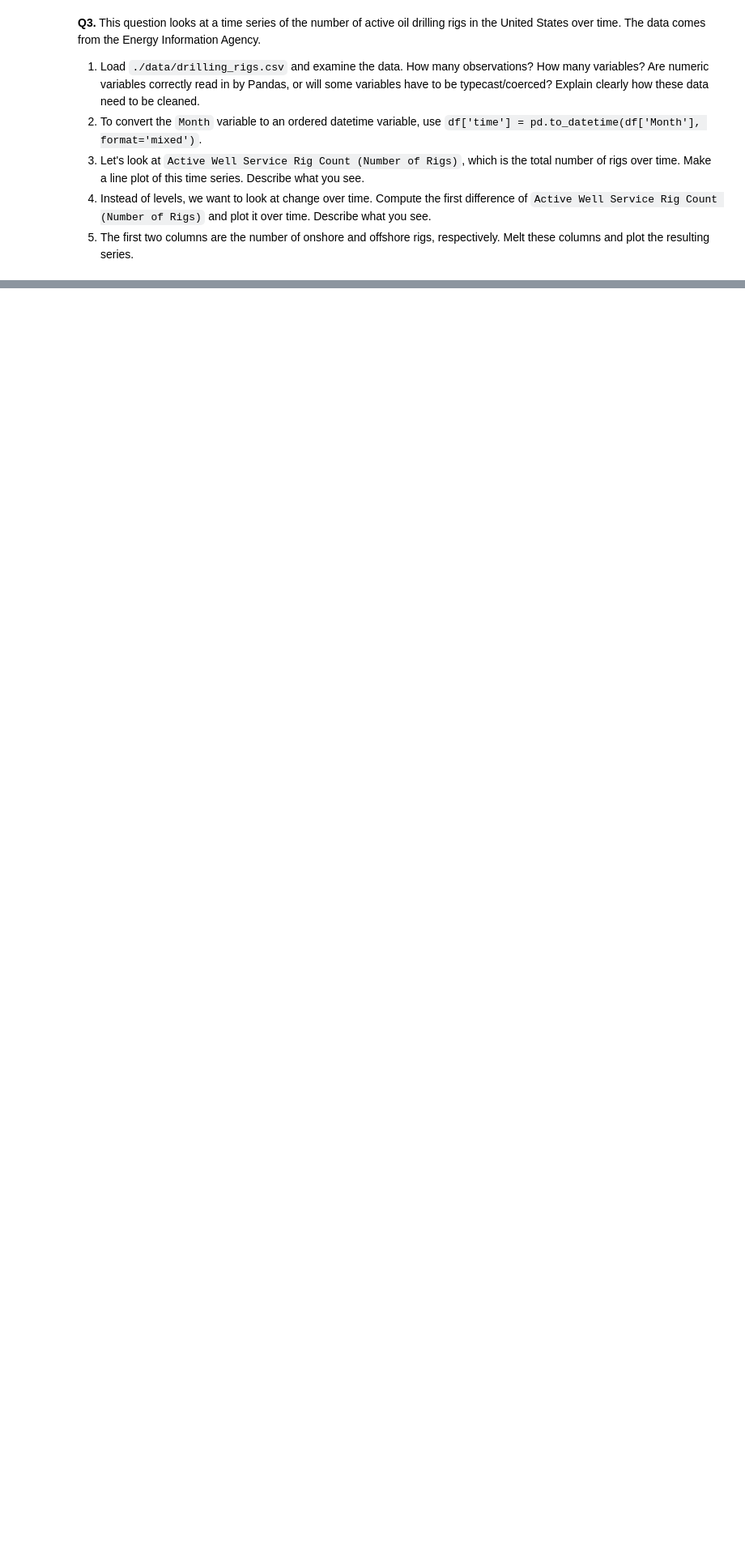
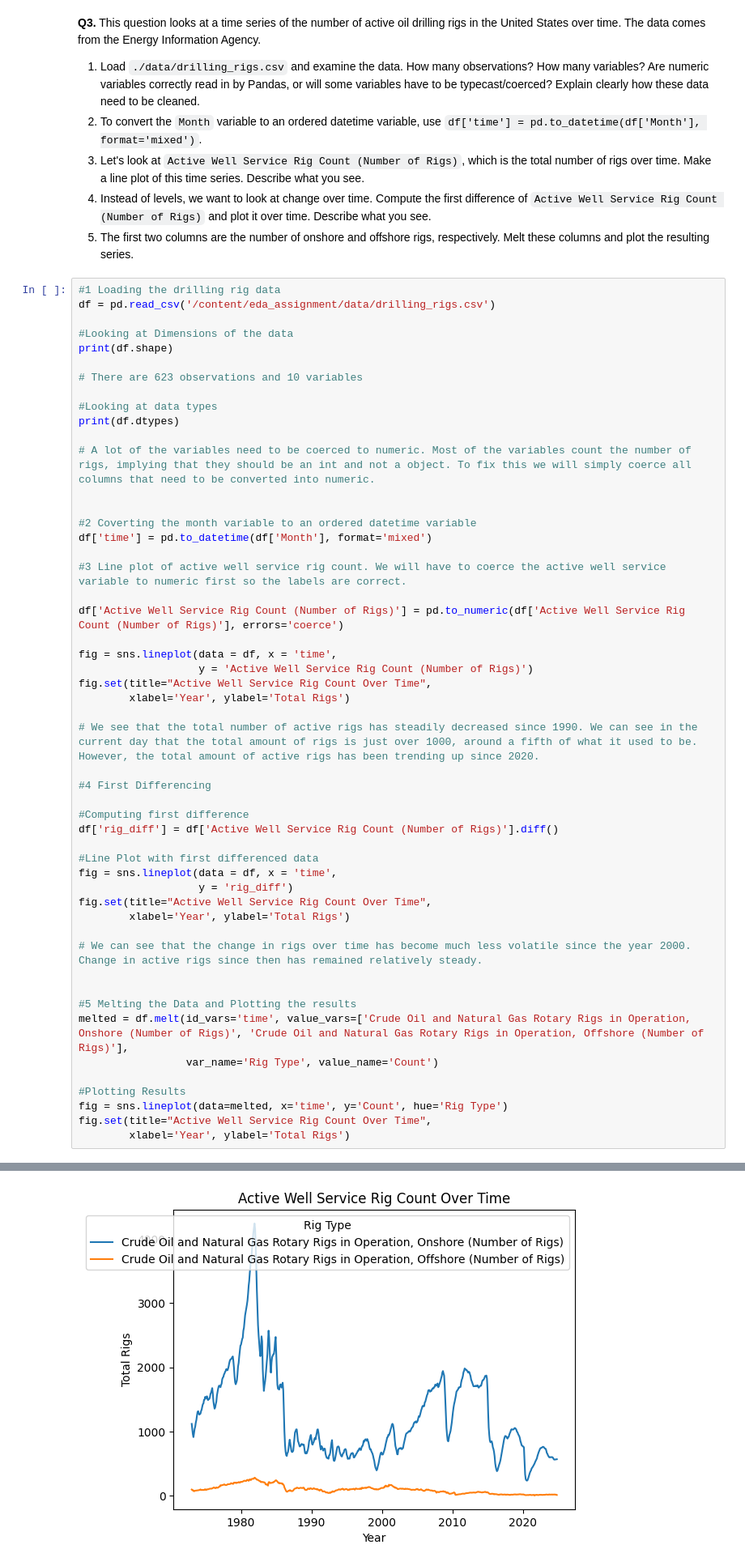
Before and after one commit to jacksonshaiz/eda_assignment, a Jupyter notebook: assignment.ipynb, the cells around one changed output, grey strips where cells are left out. Shown: that part at 81% size. Cells and saved outputs as stored; diff of their text form; blank space fills up the shorter version.

```diff
--- a/assignment.ipynb
+++ b/assignment.ipynb
@@ -150,3 +187,55 @@ print(grouped_stats_sorted)
 3. Let's look at `Active Well Service Rig Count (Number of Rigs)`, which is the total number of rigs over time. Make a line plot of this time series. Describe what you see.
 4. Instead of levels, we want to look at change over time. Compute the first difference of  `Active Well Service Rig Count (Number of Rigs)` and plot it over time. Describe what you see.
 5. The first two columns are the number of onshore and offshore rigs, respectively. Melt these columns and plot the resulting series.
+# %%
+#1 Loading the drilling rig data
+df = pd.read_csv('/content/eda_assignment/data/drilling_rigs.csv')
+
+#Looking at Dimensions of the data
+print(df.shape)
+
+# There are 623 observations and 10 variables
+
+#Looking at data types
+print(df.dtypes)
+
+# A lot of the variables need to be coerced to numeric. Most of the variables count the number of rigs, implying that they should be an int and not a object. To fix this we will simply coerce all columns that need to be converted into numeric.
+
+
+#2 Coverting the month variable to an ordered datetime variable
+df['time'] = pd.to_datetime(df['Month'], format='mixed')
+
+#3 Line plot of active well service rig count. We will have to coerce the active well service variable to numeric first so the labels are correct.
+
+df['Active Well Service Rig Count (Number of Rigs)'] = pd.to_numeric(df['Active Well Service Rig Count (Number of Rigs)'], errors='coerce')
+
+fig = sns.lineplot(data = df, x = 'time',
+                   y = 'Active Well Service Rig Count (Number of Rigs)')
+fig.set(title="Active Well Service Rig Count Over Time",
+        xlabel='Year', ylabel='Total Rigs')
+
+# We see that the total number of active rigs has steadily decreased since 1990. We can see in the current day that the total amount of rigs is just over 1000, around a fifth of what it used to be. However, the total amount of active rigs has been trending up since 2020.
+
+#4 First Differencing
+
+#Computing first difference
+df['rig_diff'] = df['Active Well Service Rig Count (Number of Rigs)'].diff()
+
+#Line Plot with first differenced data
+fig = sns.lineplot(data = df, x = 'time',
+                   y = 'rig_diff')
+fig.set(title="Active Well Service Rig Count Over Time",
+        xlabel='Year', ylabel='Total Rigs')
+
+# We can see that the change in rigs over time has become much less volatile since the year 2000. Change in active rigs since then has remained relatively steady.
+
+
+#5 Melting the Data and Plotting the results
+melted = df.melt(id_vars='time', value_vars=['Crude Oil and Natural Gas Rotary Rigs in Operation, Onshore (Number of Rigs)', 'Crude Oil and Natural Gas Rotary Rigs in Operation, Offshore (Number of Rigs)'],
+                 var_name='Rig Type', value_name='Count')
+
+#Plotting Results
+fig = sns.lineplot(data=melted, x='time', y='Count', hue='Rig Type')
+fig.set(title="Active Well Service Rig Count Over Time",
+        xlabel='Year', ylabel='Total Rigs')
+# %% [output]
@@ -152,0 +245 @@ print(grouped_stats_sorted)
+[figure, added]
```
Also changed, not shown: parts of 2 cells of this notebook.
